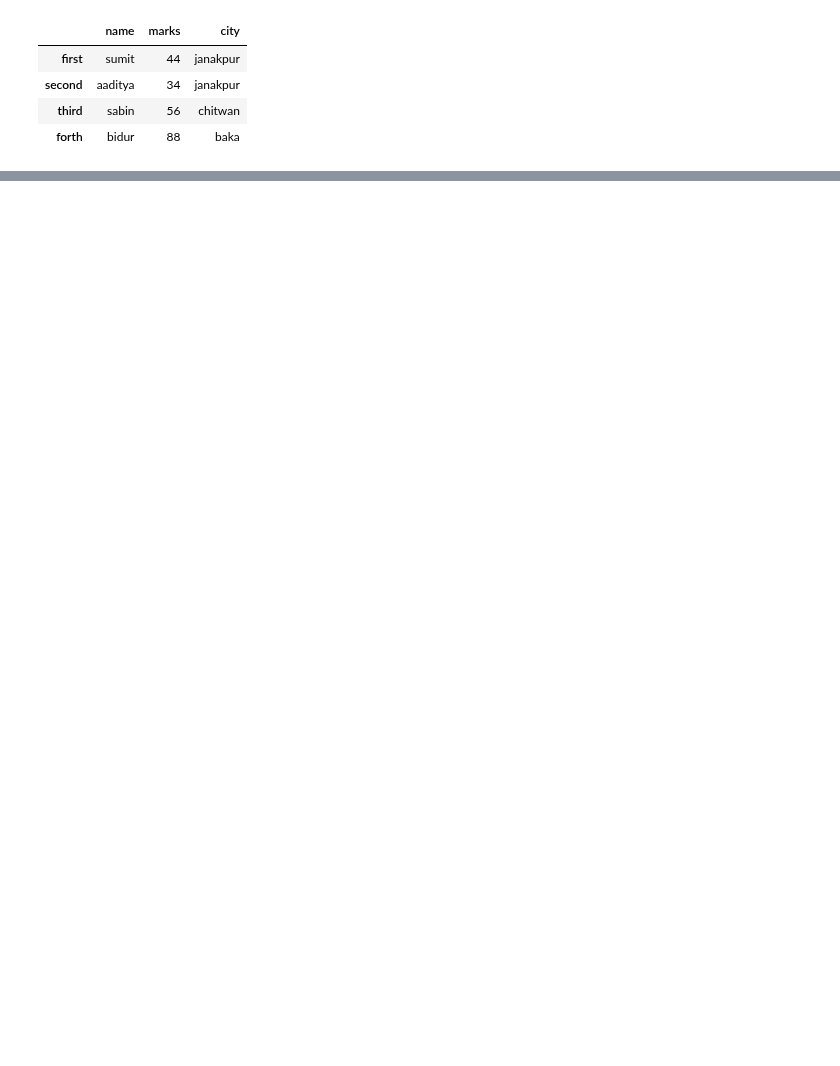
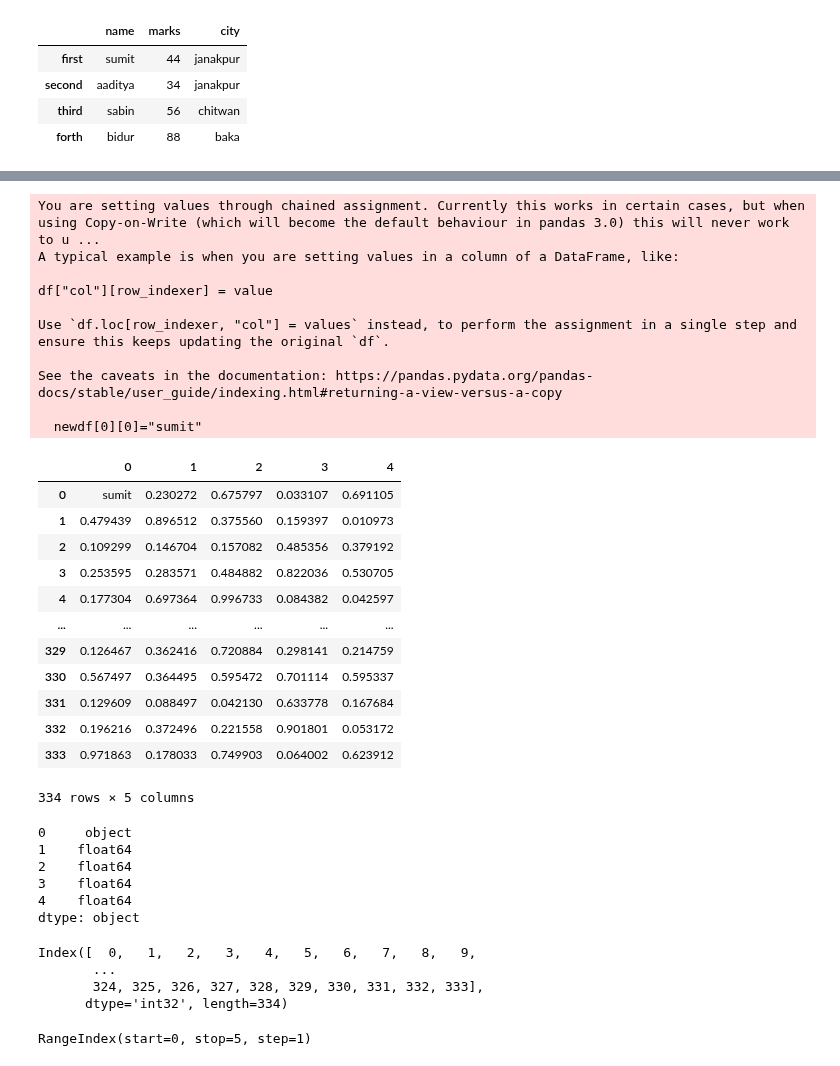
Before and after one commit to sumitsah250/python, a Jupyter notebook: pandas/Untitled-1.ipynb, the cells around one changed output, grey strips where cells are left out. Drawn from its saved outputs; the diff is of its cells as text; code cells hidden in the pictures; blank space fills up the shorter version.

```diff
--- a/pandas/Untitled-1.ipynb
+++ b/pandas/Untitled-1.ipynb
@@ -168,0 +211,47 @@ p
+# %%
+newdf[0][0]="sumit"
+newdf
+# %% [output]
+You are setting values through chained assignment. Currently this works in certain cases, but when using Copy-on-Write (which will become the default behaviour in pandas 3.0) this will never work to u ...
+A typical example is when you are setting values in a column of a DataFrame, like:
+
+df["col"][row_indexer] = value
+
+Use `df.loc[row_indexer, "col"] = values` instead, to perform the assignment in a single step and ensure this keeps updating the original `df`.
+
+See the caveats in the documentation: https://pandas.pydata.org/pandas-docs/stable/user_guide/indexing.html#returning-a-view-versus-a-copy
+
+  newdf[0][0]="sumit"
+|  | 0 | 1 | 2 | 3 | 4 |
+| 0 | sumit | 0.230272 | 0.675797 | 0.033107 | 0.691105 |
+| 1 | 0.479439 | 0.896512 | 0.375560 | 0.159397 | 0.010973 |
+| 2 | 0.109299 | 0.146704 | 0.157082 | 0.485356 | 0.379192 |
+| 3 | 0.253595 | 0.283571 | 0.484882 | 0.822036 | 0.530705 |
+| 4 | 0.177304 | 0.697364 | 0.996733 | 0.084382 | 0.042597 |
+| ... | ... | ... | ... | ... | ... |
+| 329 | 0.126467 | 0.362416 | 0.720884 | 0.298141 | 0.214759 |
+| 330 | 0.567497 | 0.364495 | 0.595472 | 0.701114 | 0.595337 |
+| 331 | 0.129609 | 0.088497 | 0.042130 | 0.633778 | 0.167684 |
+| 332 | 0.196216 | 0.372496 | 0.221558 | 0.901801 | 0.053172 |
+| 333 | 0.971863 | 0.178033 | 0.749903 | 0.064002 | 0.623912 |
+334 rows × 5 columns
+# %%
+newdf.dtypes
+# %% [output]
+0     object
+1    float64
+2    float64
+3    float64
+4    float64
+dtype: object
+# %%
+newdf.index
+# %% [output]
+Index([  0,   1,   2,   3,   4,   5,   6,   7,   8,   9,
+       ...
+       324, 325, 326, 327, 328, 329, 330, 331, 332, 333],
+      dtype='int32', length=334)
+# %%
+newdf.columns
+# %% [output]
+RangeIndex(start=0, stop=5, step=1)
```
Also changed, not shown: parts of 24 cells of this notebook, 4 other files.
